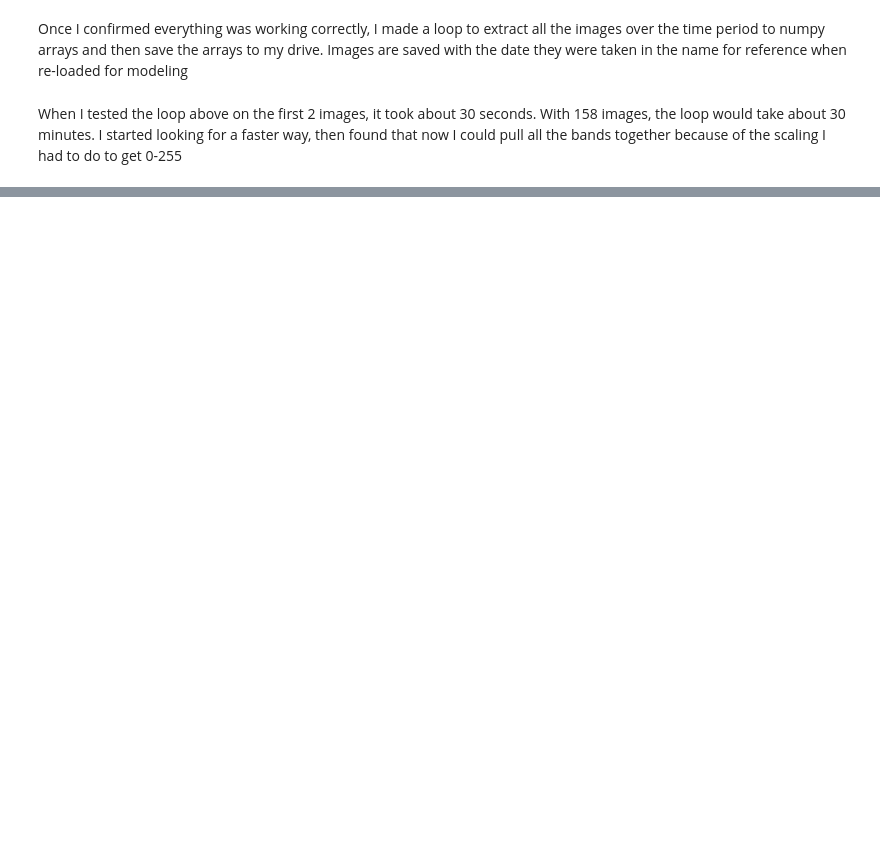
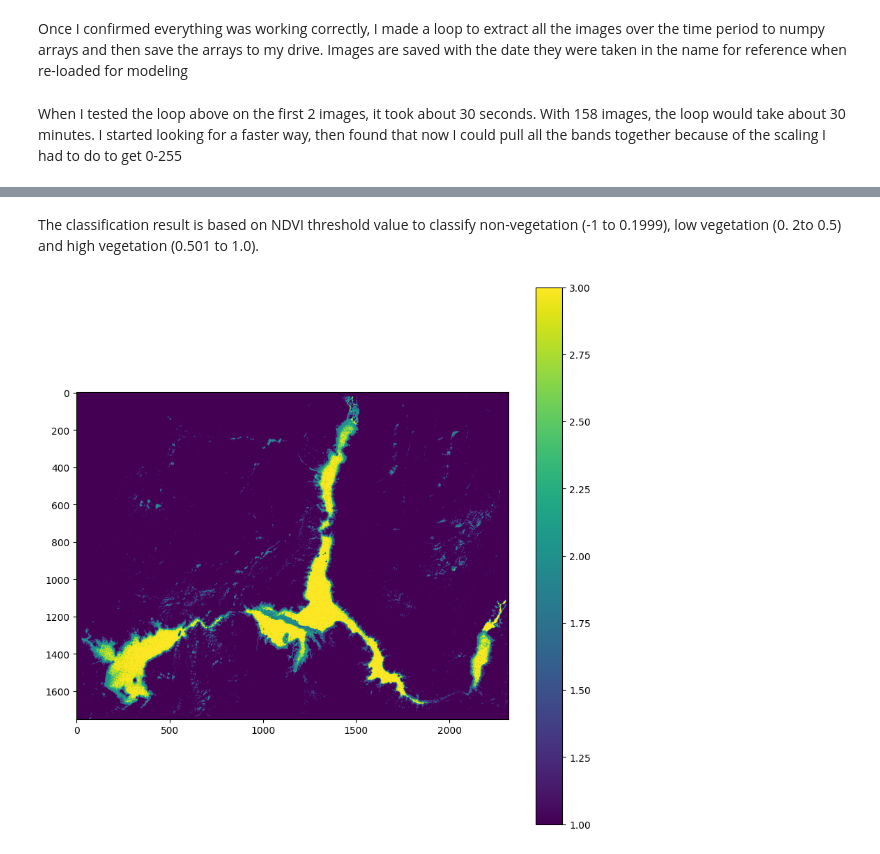
Before and after one commit to enscully/AWS_Geospatial, a Jupyter notebook: Lake_Mead_Clean.ipynb, the cells around one changed output, grey strips where cells are left out. Cells and saved outputs as stored; diff of their text form; code cells hidden in the pictures; blank space fills up the shorter version.

```diff
--- a/Lake_Mead_Clean.ipynb
+++ b/Lake_Mead_Clean.ipynb
@@ -300,0 +341,4 @@ plt.show()
+# %%
+img_1 = np.load("/content/drive/MyDrive/lakeMead/img01-05-2018.npy")
+img_2 = np.load("/content/drive/MyDrive/lakeMead/img01-10-2014.npy")
+img_3 = np.load("/content/drive/MyDrive/lakeMead/img01-11-2020.npy")
@@ -300,0 +354,22 @@ plt.show()
+# %%
+data = img_1
+MNDVI = np.where((data[:,:,2] + data[:,:,0]) == 0, 0, (data[:,:,2] - data[:,:,0]) / (data[:,:,2] + data[:,:,0]))
+MNDWI = np.where((data[:,:,4] + data[:,:,1]) == 0, 0, (data[:,:,4] - data[:,:,1]) / (data[:,:,4] + data[:,:,1]))
+NDBI = np.where((data[:,:,1] + data[:,:,2]) == 0, 0, (data[:,:,1] - data[:,:,2]) / (data[:,:,1] + data[:,:,2]))
+# %% [markdown]
+The classification result is based on NDVI threshold value
+to classify non-vegetation (-1 to 0.1999), low vegetation
+(0. 2to 0.5) and high vegetation (0.501 to 1.0).
+# %%
+MNDVI_new = np.copy(MNDVI)
+# %%
+MNDVI_new[(MNDVI < 0.2)] = 1
+MNDVI_new[(MNDVI >= 0.2) & (MNDVI <= 0.5)] = 2
+MNDVI_new[(MNDVI > 0.5)] = 3
+# %%
+plt.figure(figsize = (10,10))
+plt.imshow(MNDVI_new)
+plt.colorbar()
+plt.show()
+# %% [output]
+[figure, added]
```
Also changed, not shown: parts of 42 cells of this notebook.
